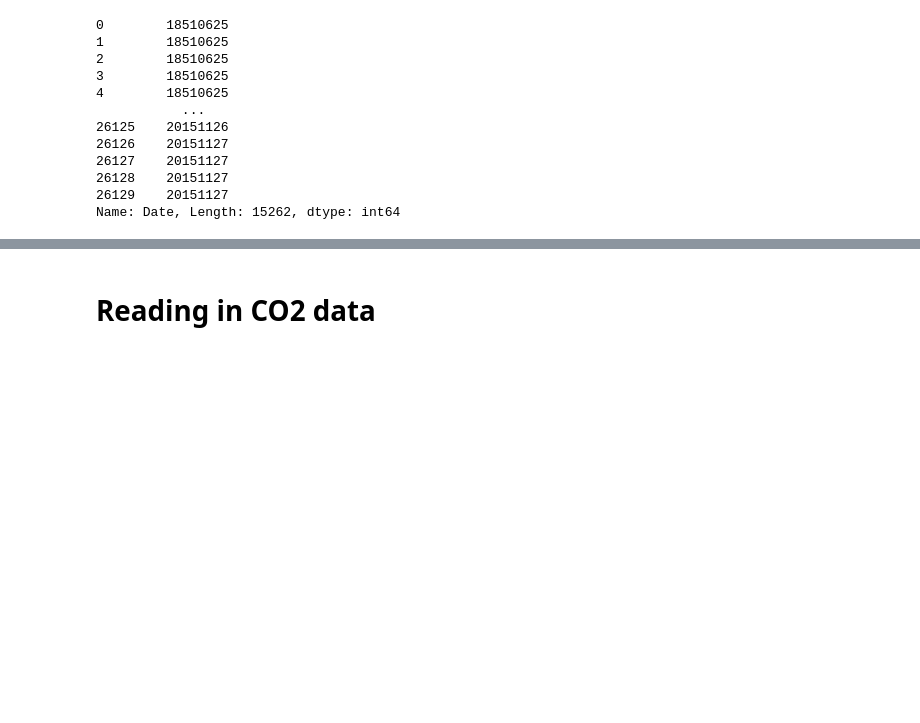
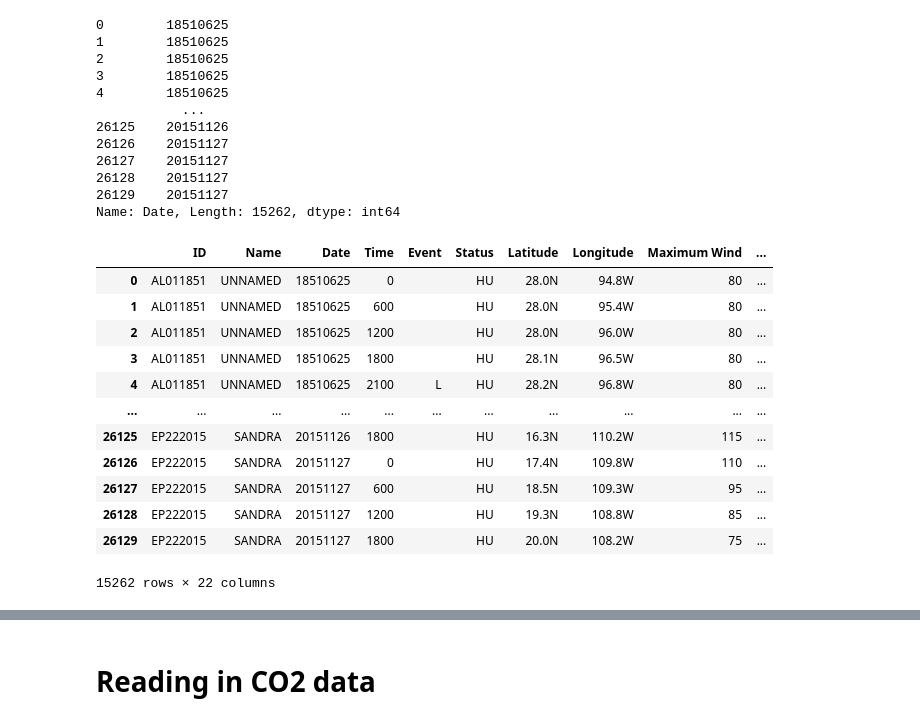
Before and after one commit to DanielBrechner/hurrdat_co2, a Jupyter notebook: explore.ipynb, the cells around one changed output, grey strips where cells are left out. Drawn from its saved outputs; the diff is of its cells as text; code cells hidden in the pictures; blank space fills up the shorter version.

```diff
--- a/explore.ipynb
+++ b/explore.ipynb
@@ -79,3 +79,19 @@ hu_status['Date']
 26128    20151127
 26129    20151127
 Name: Date, Length: 15262, dtype: int64
+# %%
+hu_status
+# %% [output]
+|  | ID | Name | Date | Time | Event | Status | Latitude | Longitude | Maximum Wind | ... |
+| 0 | AL011851 | UNNAMED | 18510625 | 0 |  | HU | 28.0N | 94.8W | 80 | ... |
+| 1 | AL011851 | UNNAMED | 18510625 | 600 |  | HU | 28.0N | 95.4W | 80 | ... |
+| 2 | AL011851 | UNNAMED | 18510625 | 1200 |  | HU | 28.0N | 96.0W | 80 | ... |
+| 3 | AL011851 | UNNAMED | 18510625 | 1800 |  | HU | 28.1N | 96.5W | 80 | ... |
+| 4 | AL011851 | UNNAMED | 18510625 | 2100 | L | HU | 28.2N | 96.8W | 80 | ... |
+| ... | ... | ... | ... | ... | ... | ... | ... | ... | ... | ... |
+| 26125 | EP222015 | SANDRA | 20151126 | 1800 |  | HU | 16.3N | 110.2W | 115 | ... |
+| 26126 | EP222015 | SANDRA | 20151127 | 0 |  | HU | 17.4N | 109.8W | 110 | ... |
+| 26127 | EP222015 | SANDRA | 20151127 | 600 |  | HU | 18.5N | 109.3W | 95 | ... |
+| 26128 | EP222015 | SANDRA | 20151127 | 1200 |  | HU | 19.3N | 108.8W | 85 | ... |
+| 26129 | EP222015 | SANDRA | 20151127 | 1800 |  | HU | 20.0N | 108.2W | 75 | ... |
+15262 rows × 22 columns
```
Also changed, not shown: parts of 1 cell of this notebook, 1 other file.
